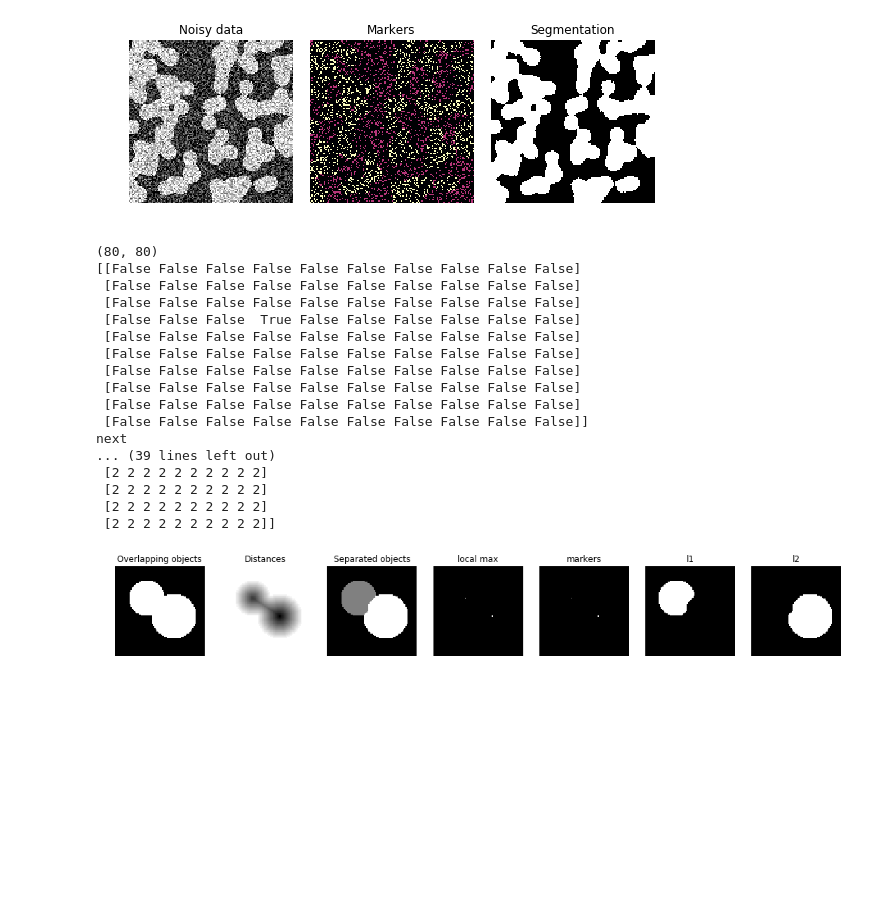
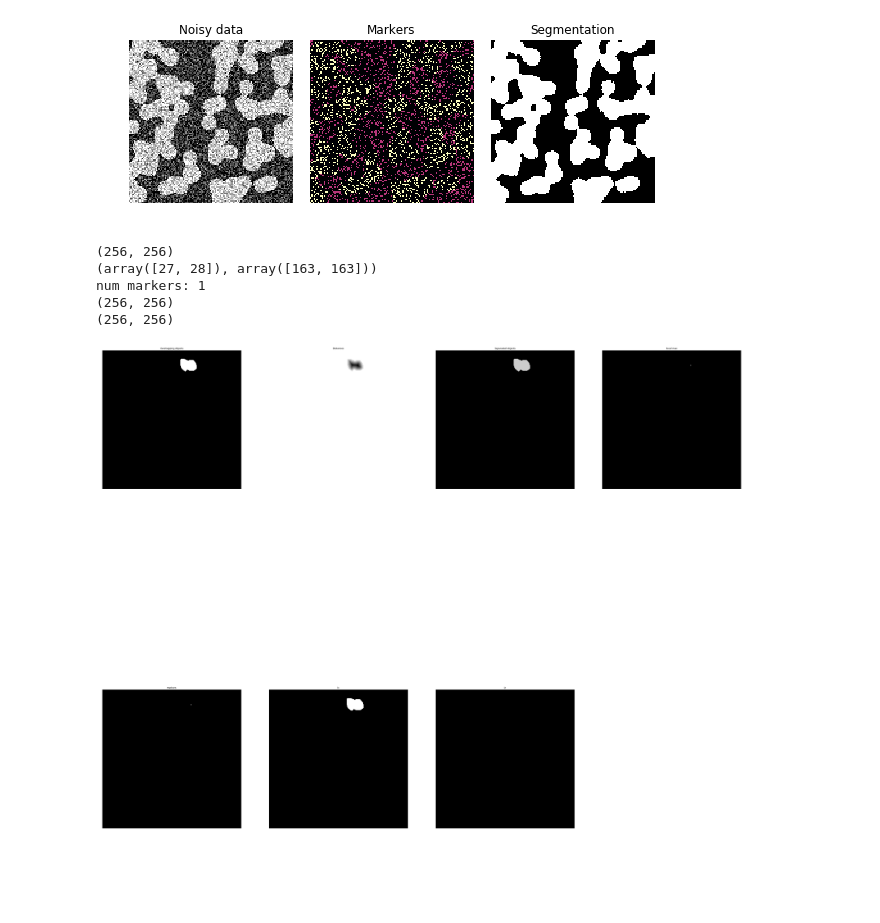
Before and after one commit to footh/nuclei, a Jupyter notebook: notebooks/image_aug_sandbox.ipynb, the cells around one changed output. Cells and saved outputs as stored; diff of their text form; code cells hidden in the pictures; blank space fills up the shorter version.

```diff
--- a/notebooks/image_aug_sandbox.ipynb
+++ b/notebooks/image_aug_sandbox.ipynb
@@ -51,6 +51,7 @@ from scipy import ndimage as ndi
 from skimage.morphology import watershed
 from skimage.feature import peak_local_max
 from skimage.morphology import dilation
+from PIL import Image
 
 x, y = np.indices((80, 80))
 x1, y1, x2, y2 = 28, 28, 44, 52
@@ -59,70 +60,57 @@ mask_circle1 = (x - x1)**2 + (y - y1)**2 < r1**2
 mask_circle2 = (x - x2)**2 + (y - y2)**2 < r2**2
 image = np.logical_or(mask_circle1, mask_circle2)
 
+image = Image.open('/home/jfaath/Desktop/test_images/combine-1.png')
+image = np.asarray(image)
+
 distance = ndi.distance_transform_edt(image)
 #print(distance[25:35,25:35])
-local_maxi = peak_local_max(distance, indices=False,
-                            labels=image)
+local_maxi = peak_local_max(distance, indices=False, footprint=np.ones((20, 20)),
+                            labels=(image==255))
 print(local_maxi.shape)
-print(local_maxi[25:35,25:35])
-print('next')
 print(np.where(local_maxi==True))
-print(local_maxi[42:52,45:55])
 
 marker_full = ndi.label(local_maxi)
-markers = ndi.label(local_maxi)[0]
+label_res = ndi.label(local_maxi)
+markers = label_res[0]
+print(f"num markers: {label_res[1]}")
 print(markers.shape)
-print(markers[25:35,25:35])
-print(markers[42:52,45:55])
 labels = watershed(-distance, markers, mask=image)
 print(labels.shape)
-print(labels[35:45,35:45])
 
 l1 = np.asarray(labels==1, dtype=np.uint8)
 l2 = np.asarray(labels==2, dtype=np.uint8)
 l1 = dilation(l1, [[1,1]])
 
-fig, axes = plt.subplots(ncols=7, figsize=(15, 7), sharex=True, sharey=True,
+fig, axes = plt.subplots(nrows=2, ncols=4, figsize=(60, 60), sharex=True, sharey=True,
                          subplot_kw={'adjustable': 'box-forced'})
 ax = axes.ravel()
 
 ax[0].imshow(image, cmap=plt.cm.gray, interpolation='nearest')
 ax[0].set_title('Overlapping objects')
 ax[1].imshow(-distance, cmap=plt.cm.gray, interpolation='nearest')
 ax[1].set_title('Distances')
-ax[2].imshow(labels, cmap=plt.cm.gray, interpolation='nearest')
+ax[2].imshow(labels, cmap=plt.cm.spectral, interpolation='nearest')
 ax[2].set_title('Separated objects')
 ax[3].imshow(local_maxi, cmap=plt.cm.gray, interpolation='nearest')
 ax[3].set_title('local max')
 ax[4].imshow(markers, cmap=plt.cm.gray, interpolation='nearest')
 ax[4].set_title('markers')
 ax[5].imshow(l1, cmap=plt.cm.gray, interpolation='nearest')
 ax[5].set_title('l1')
 ax[6].imshow(l2, cmap=plt.cm.gray, interpolation='nearest')
 ax[6].set_title('l2')
 
 
 for a in ax:
     a.set_axis_off()
 
-fig.tight_layout()
+#fig.tight_layout()
 plt.show()
 # %% [output]
-(80, 80)
-[[False False False False False False False False False False]
- [False False False False False False False False False False]
- [False False False False False False False False False False]
- [False False False  True False False False False False False]
- [False False False False False False False False False False]
- [False False False False False False False False False False]
- [False False False False False False False False False False]
- [False False False False False False False False False False]
- [False False False False False False False False False False]
- [False False False False False False False False False False]]
-next
-... (39 lines left out)
- [2 2 2 2 2 2 2 2 2 2]
- [2 2 2 2 2 2 2 2 2 2]
- [2 2 2 2 2 2 2 2 2 2]
- [2 2 2 2 2 2 2 2 2 2]]
+(256, 256)
+(array([27, 28]), array([163, 163]))
+num markers: 1
+(256, 256)
+(256, 256)
-[figure, old version]
+[figure, new version]
```
Also changed, not shown: parts of 1 cell of this notebook, 2 other files.
